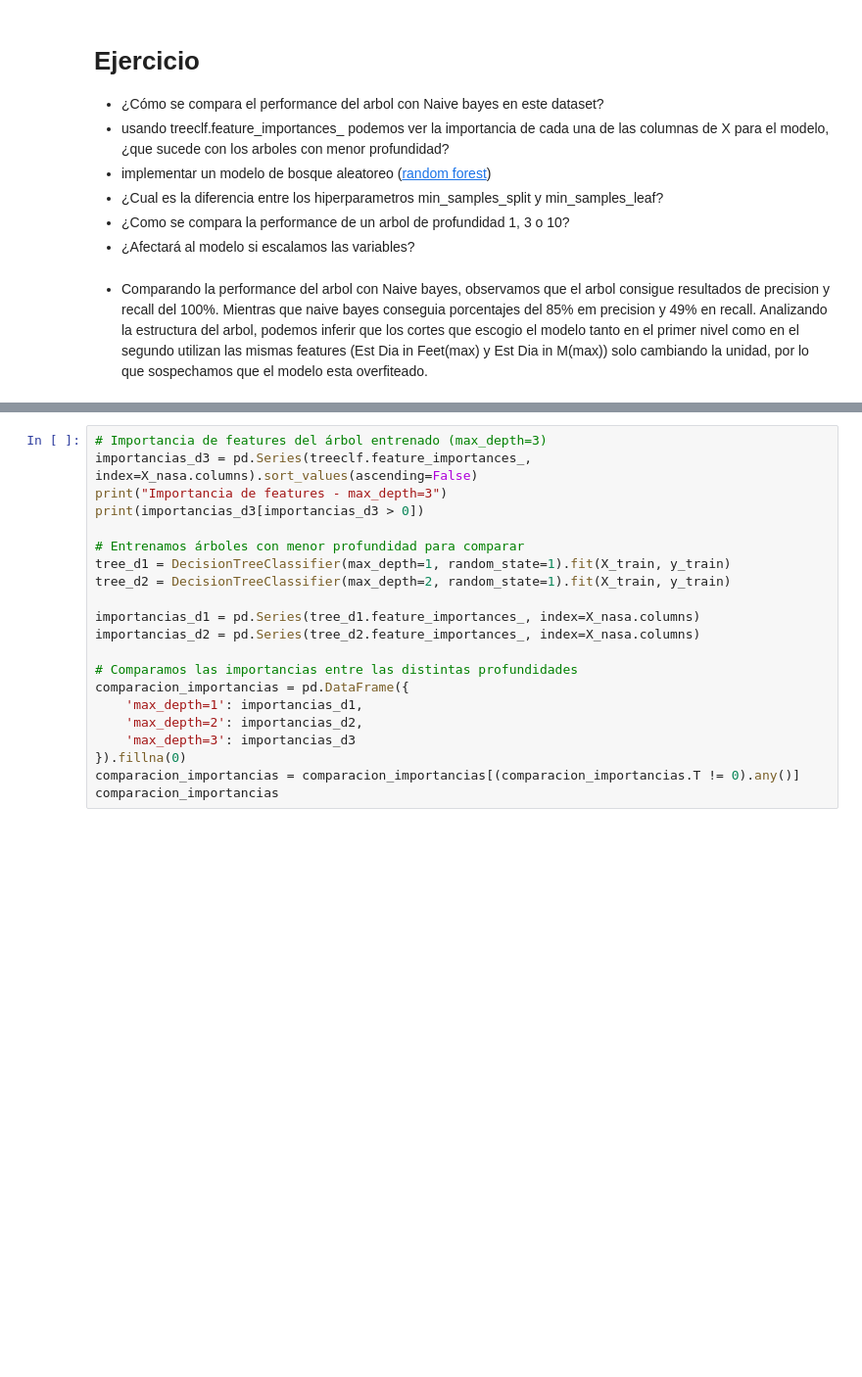
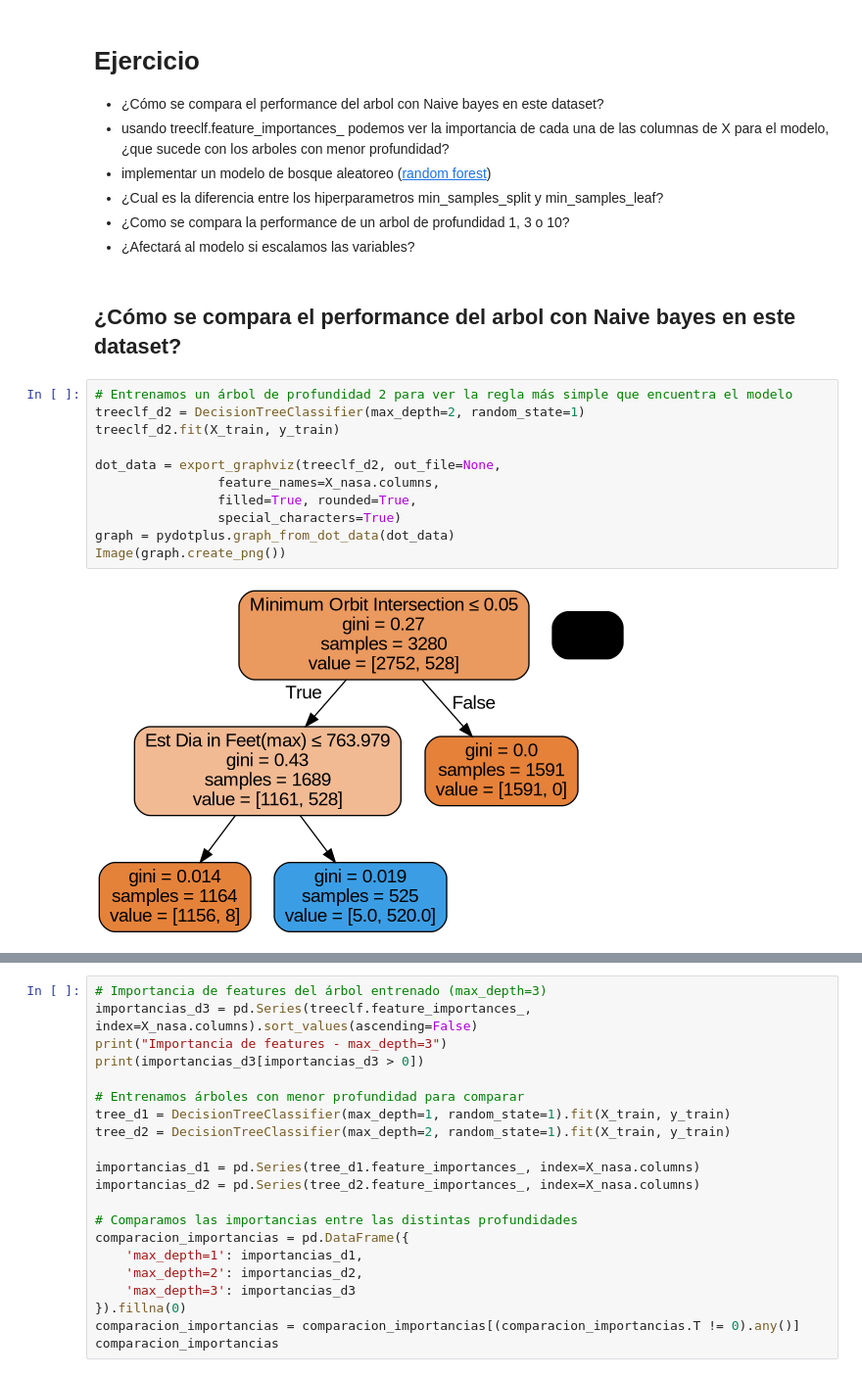
Before and after one commit to MartinDido100/ciencia-de-datos, a Jupyter notebook: 05_Ej_decision_tree_nasa 1.ipynb, the cells around one changed output, grey strips where cells are left out. Shown at 98% size. Drawn from its saved outputs; the diff is of its cells as text; blank space fills up the shorter version.

Commit message:
Implement feature X to enhance user experience and optimize performance

```diff
--- a/05_Ej_decision_tree_nasa 1.ipynb
+++ b/05_Ej_decision_tree_nasa 1.ipynb
@@ -229,5 +229,18 @@ weighted avg       0.74      0.50      0.56      1407
 - ¿Cual es la diferencia entre los hiperparametros min_samples_split y min_samples_leaf?
 - ¿Como se compara la performance de un arbol de profundidad 1, 3 o 10?
 - ¿Afectará al modelo si escalamos las variables?
-# %% [markdown]
-- Comparando la performance del arbol con Naive bayes, observamos que el arbol consigue resultados de precision y recall del 100%. Mientras que naive bayes conseguia porcentajes del 85% em precision y 49% en recall. Analizando la estructura del arbol, podemos inferir que los cortes que escogio el modelo tanto en el primer nivel como en el segundo utilizan las mismas features (Est Dia in Feet(max) y Est Dia in M(max)) solo cambiando la unidad, por lo que sospechamos que el modelo esta overfiteado.
+# %% [markdown]
+## ¿Cómo se compara el performance del arbol con Naive bayes en este dataset?
+# %%
+# Entrenamos un árbol de profundidad 2 para ver la regla más simple que encuentra el modelo
+treeclf_d2 = DecisionTreeClassifier(max_depth=2, random_state=1)
+treeclf_d2.fit(X_train, y_train)
+
+dot_data = export_graphviz(treeclf_d2, out_file=None,
+                feature_names=X_nasa.columns,
+                filled=True, rounded=True,
+                special_characters=True)
+graph = pydotplus.graph_from_dot_data(dot_data)
+Image(graph.create_png())
+# %% [output]
+[figure, added]
```
Also changed, not shown: parts of 21 cells of this notebook.
